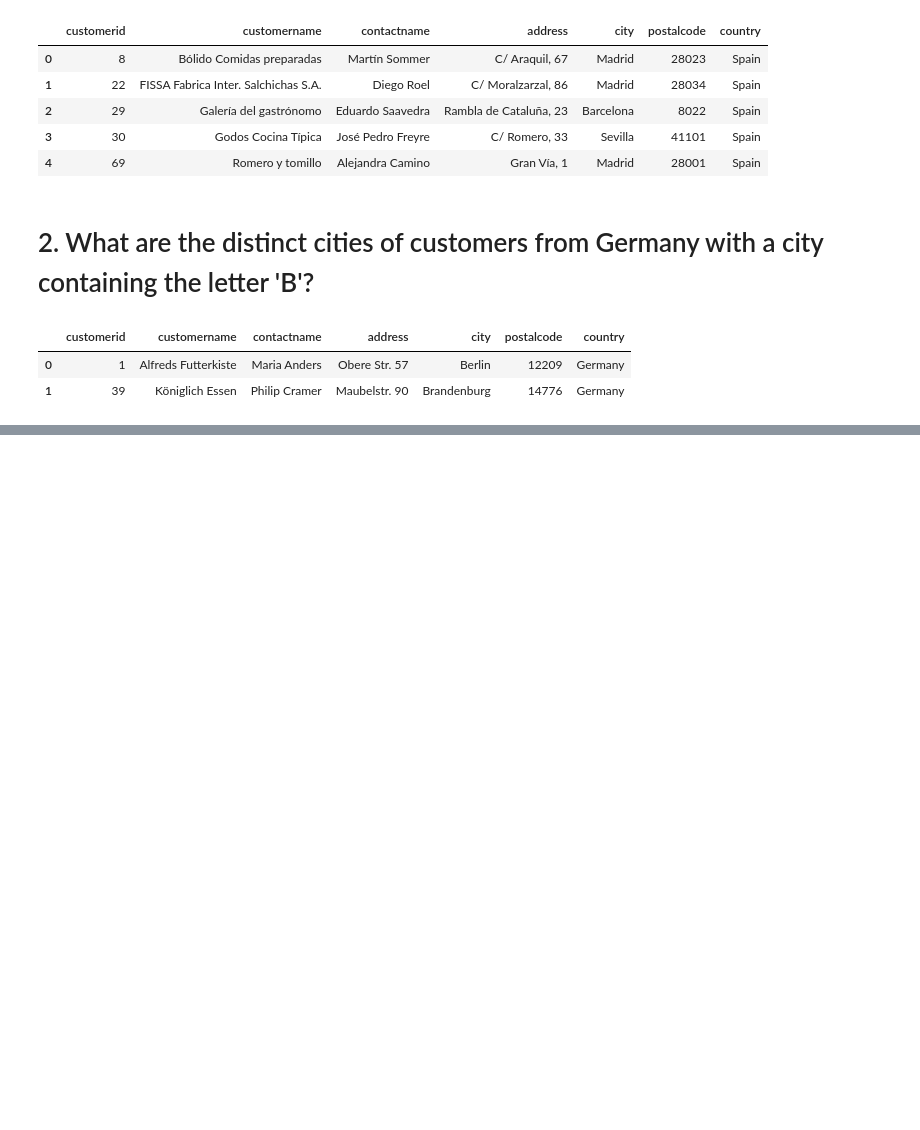
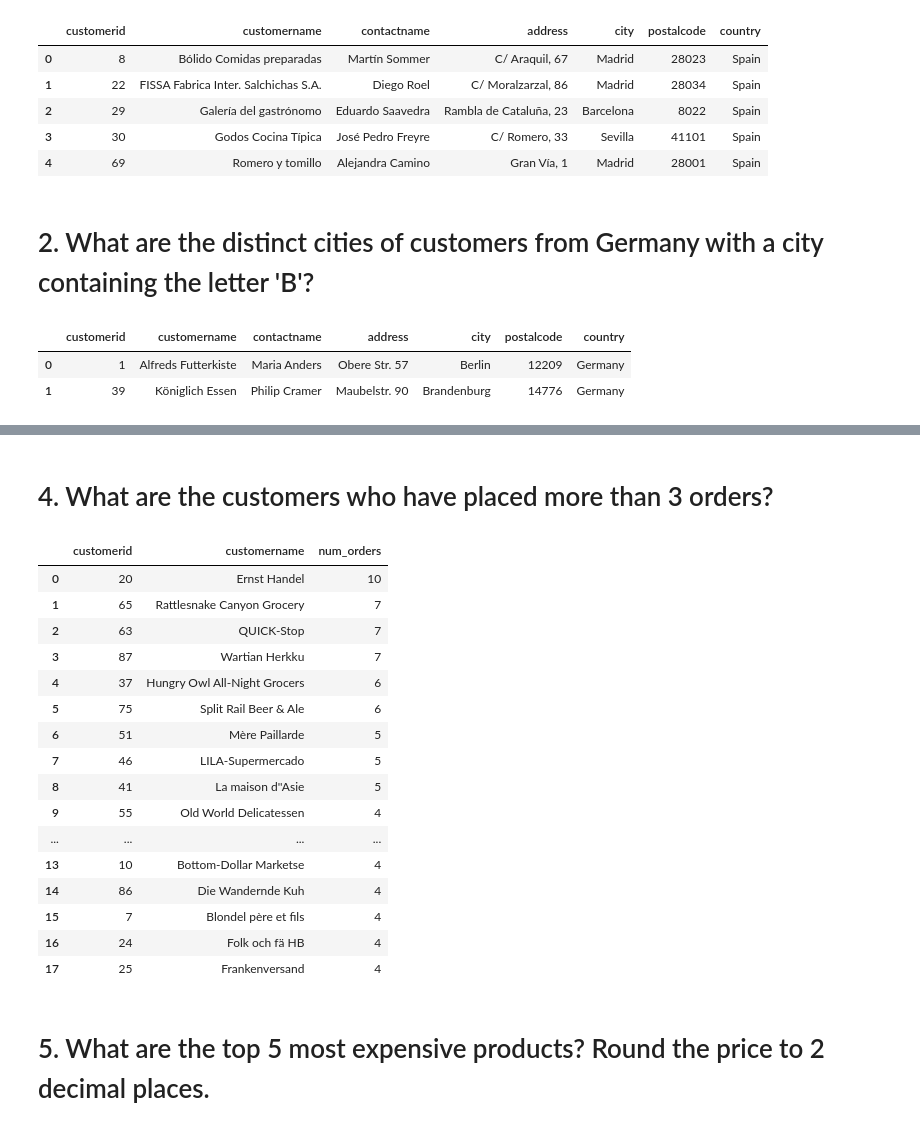
Before and after one commit to migifor-forstmi4/python_postgresql_pgadmin, a Jupyter notebook: postgres_northwind_data.ipynb, the cells around one changed output, grey strips where cells are left out. Cells and saved outputs as stored; diff of their text form; code cells hidden in the pictures; blank space fills up the shorter version.

```diff
--- a/postgres_northwind_data.ipynb
+++ b/postgres_northwind_data.ipynb
@@ -374,0 +428,46 @@ df_sub
+# %% [markdown]
+# 4. What are the customers who have placed more than 3 orders?
+# %%
+# Create SQLAlchemy Engine
+engine = create_engine(db_connection_url)
+
+# Query: Number of orders per customer, sorted descending
+df_orders_per_customer = pd.read_sql_query("""
+SELECT
+    c.customerid,
+    c.customername,
+    COUNT(o.orderid) AS num_orders
+FROM customers c
+LEFT JOIN orders o ON c.customerid = o.customerid
+GROUP BY c.customerid, c.customername
+HAVING COUNT (orderid) > 3
+ORDER BY num_orders DESC
+""", con=engine)
+
+# Dispose the engine
+engine.dispose()
+
+# Show the result
+df_orders_per_customer
+
+#durch die Funktion HAVING COUNT filtern wir die Kunden heraus, die mehr als 3 Bestellungen getätigt haben.
+# %% [output]
+|  | customerid | customername | num_orders |
+| 0 | 20 | Ernst Handel | 10 |
+| 1 | 65 | Rattlesnake Canyon Grocery | 7 |
+| 2 | 63 | QUICK-Stop | 7 |
+| 3 | 87 | Wartian Herkku | 7 |
+| 4 | 37 | Hungry Owl All-Night Grocers | 6 |
+| 5 | 75 | Split Rail Beer & Ale | 6 |
+| 6 | 51 | Mère Paillarde | 5 |
+| 7 | 46 | LILA-Supermercado | 5 |
+| 8 | 41 | La maison d''Asie | 5 |
+| 9 | 55 | Old World Delicatessen | 4 |
+| ... | ... | ... | ... |
+| 13 | 10 | Bottom-Dollar Marketse | 4 |
+| 14 | 86 | Die Wandernde Kuh | 4 |
+| 15 | 7 | Blondel père et fils | 4 |
+| 16 | 24 | Folk och fä HB | 4 |
+| 17 | 25 | Frankenversand | 4 |
+# %% [markdown]
+# 5. What are the top 5 most expensive products? Round the price to 2 decimal places.
```
Also changed, not shown: parts of 25 cells of this notebook.
